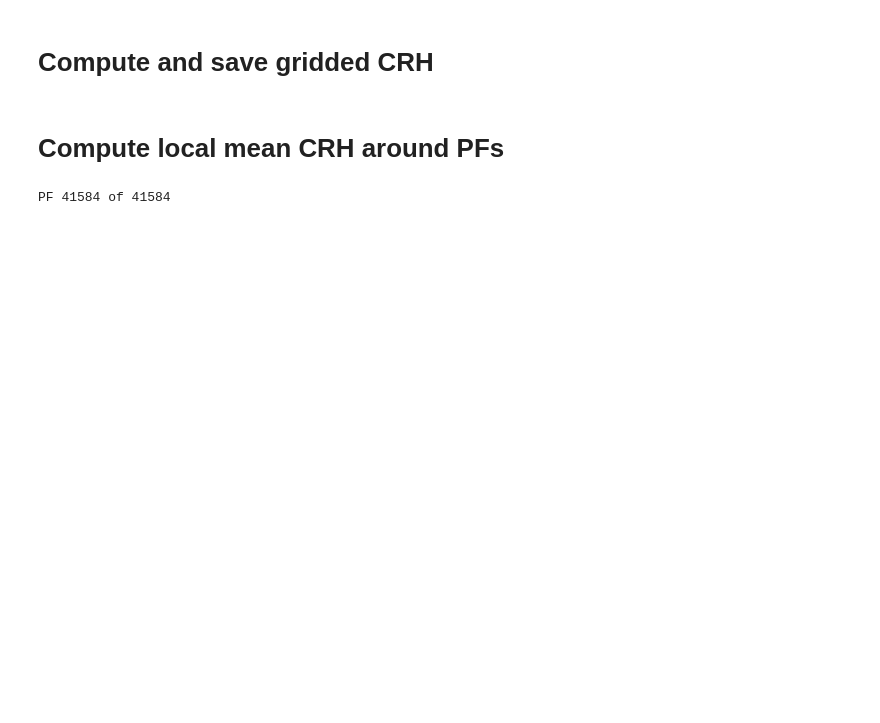
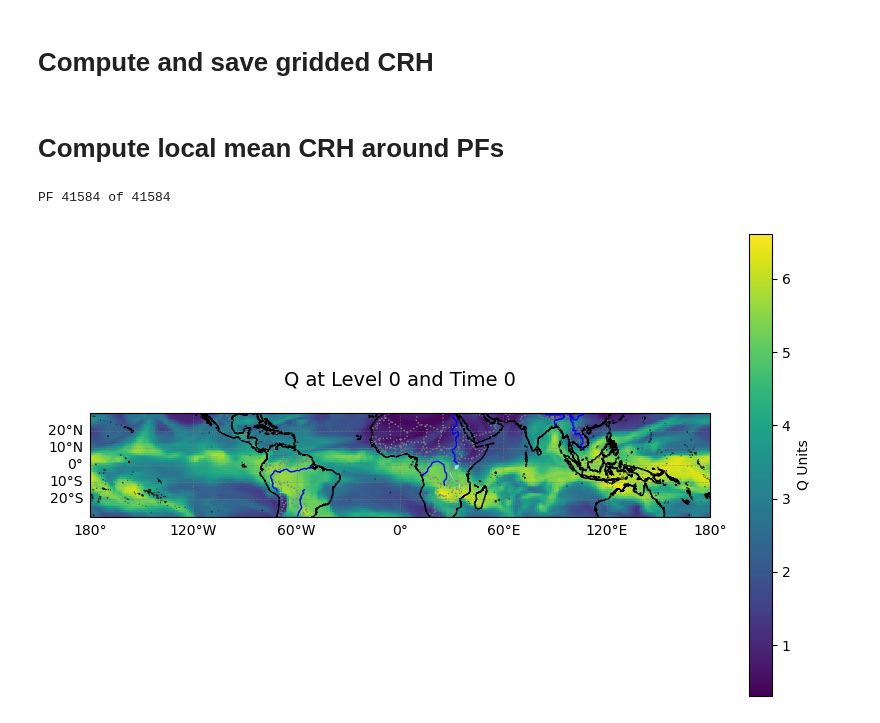
Before and after one commit to pedroanguloumana/extreme_precipitation_in_gpm, a Jupyter notebook: processing/generate_pf_crh_database.ipynb, the cells around one changed output. Drawn from its saved outputs; the diff is of its cells as text; code cells hidden in the pictures; blank space fills up the shorter version.

```diff
--- a/processing/generate_pf_crh_database.ipynb
+++ b/processing/generate_pf_crh_database.ipynb
@@ -60,3 +60,51 @@ crh_database = pd.DataFrame.from_dict(crh_database_dict)
 pf_df.join(crh_database).to_csv(data_dir(f'{region.name}.tropical_pf_crh_data_{radius_in_degs}deg.csv'))
 # %% [output]
 PF 41584 of 41584
+# %%
+ds = xr.open_dataset('/Users/pedro/era5/data/daily_mean.q.2015.nc')
+# %%
+import cartopy.crs as ccrs
+import cartopy.feature as cfeature
+import matplotlib.pyplot as plt
+
+# Select the data slice you want to plot
+data = ds.Q.integrate('level').isel(time=0)
+
+# Define the map projection you want to use
+# PlateCarree is a common choice for data in latitude and longitude
+projection = ccrs.PlateCarree()
+
+# Create a figure and a set of subplots with the specified projection
+fig, ax = plt.subplots(figsize=(10, 6), subplot_kw={'projection': projection})
+
+# Plot the data
+# The 'transform' parameter specifies the coordinate system of the data
+# Adjust 'transform' if your data uses a different coordinate system
+data.plot(ax=ax, transform=ccrs.PlateCarree(), cmap='viridis', cbar_kwargs={'label': 'Q Units'})
+
+# Add geographical features
+ax.coastlines(resolution='10m')  # High-resolution coastlines
+ax.add_feature(cfeature.BORDERS, linestyle=':', edgecolor='gray')  # Country borders
+ax.add_feature(cfeature.LAND, facecolor='lightgray')  # Land areas
+ax.add_feature(cfeature.OCEAN, facecolor='lightblue')  # Ocean areas
+ax.add_feature(cfeature.LAKES, facecolor='lightblue')  # Lakes
+ax.add_feature(cfeature.RIVERS, edgecolor='blue')  # Rivers
+
+# Add gridlines
+gl = ax.gridlines(draw_labels=True, linewidth=0.5, color='gray', alpha=0.5, linestyle='--')
+gl.top_labels = False
+gl.right_labels = False
+gl.xlabel_style = {'size': 10}
+gl.ylabel_style = {'size': 10}
+
+# Set extent if you want to focus on a specific region (optional)
+# For example, to focus on North America:
+# ax.set_extent([-170, -50, 10, 80], crs=ccrs.PlateCarree())
+
+# Add a title
+ax.set_title('Q at Level 0 and Time 0', fontsize=14, pad=20)
+
+# Show the plot
+plt.show()
+# %% [output]
+[figure, added]
```
Also changed, not shown: parts of 1 cell of this notebook, 3 other files.
